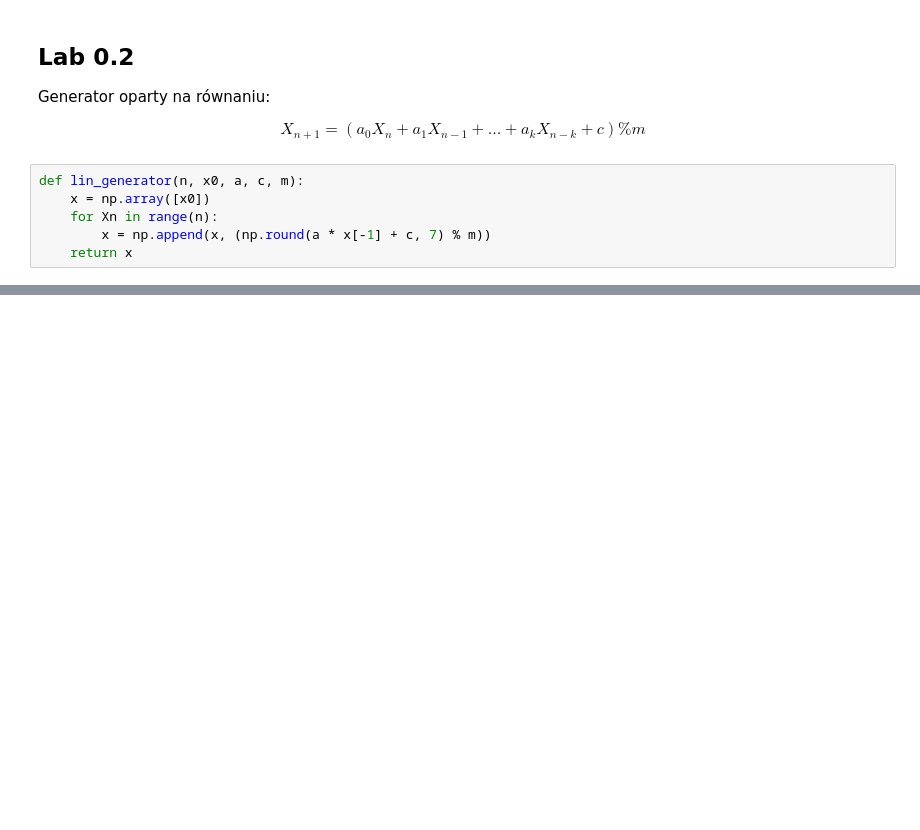
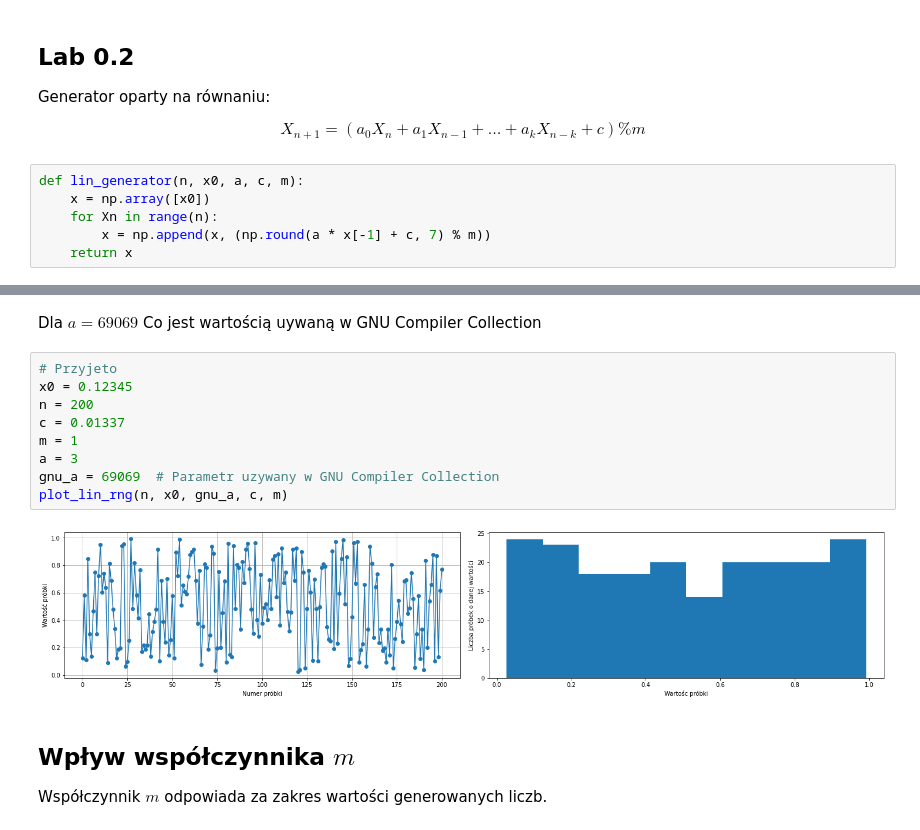
Before and after one commit to John15321/iims, a Jupyter notebook: lab0.ipynb, the cells around one changed output, grey strips where cells are left out. Saved outputs shown, nothing was run; the diff lists cells and outputs as text; blank space fills up the shorter version.

```diff
--- a/lab0.ipynb
+++ b/lab0.ipynb
@@ -109,0 +155,18 @@ x = lin_generator(n, x0, )
+# %% [markdown]
+Dla $a=69069$
+Co jest wartością uywaną w GNU Compiler Collection
+# %%
+# Przyjeto
+x0 = 0.12345
+n = 200
+c = 0.01337
+m = 1
+a = 3
+gnu_a = 69069  # Parametr uzywany w GNU Compiler Collection
+plot_lin_rng(n, x0, gnu_a, c, m)
+# %% [output]
+[figure, added]
+# %% [markdown]
+## Wpływ współczynnika $m$
+
+Współczynnik $m$ odpowiada za zakres wartości generowanych liczb.
```
Also changed, not shown: parts of 7 cells of this notebook.
